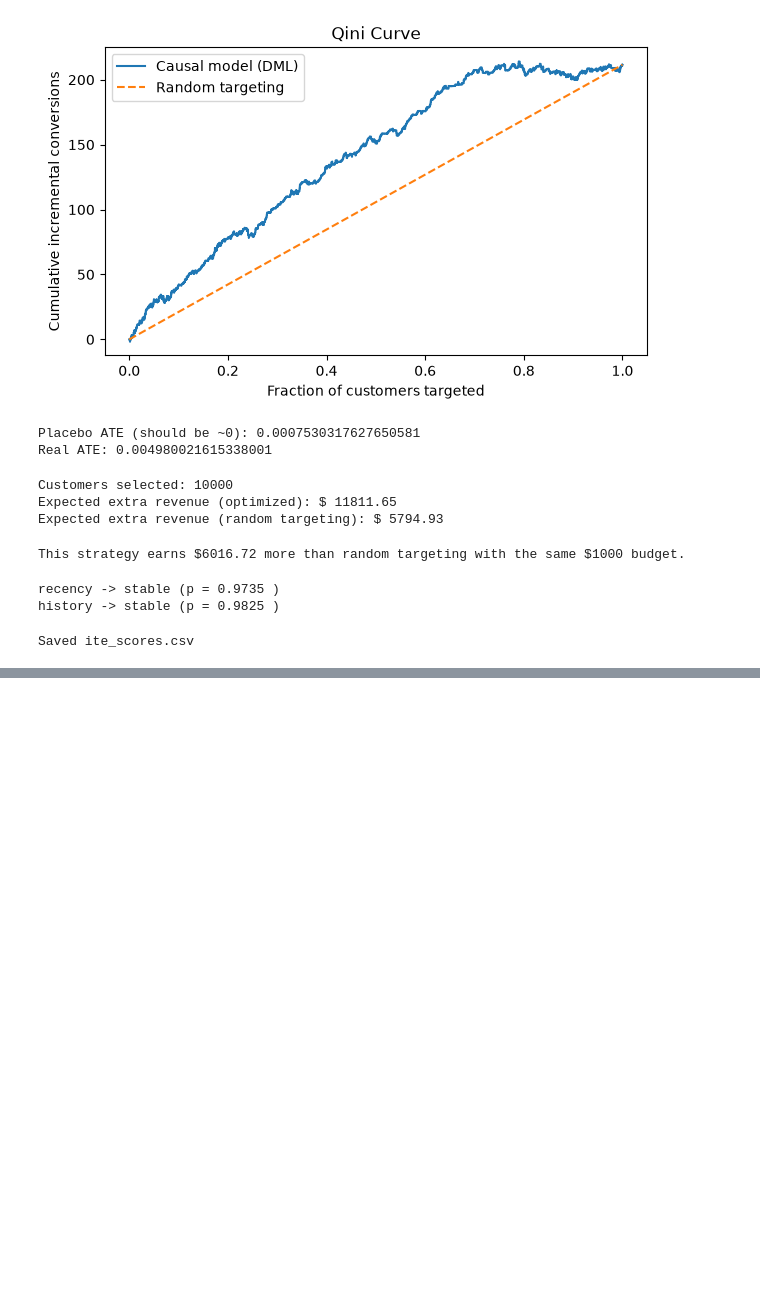
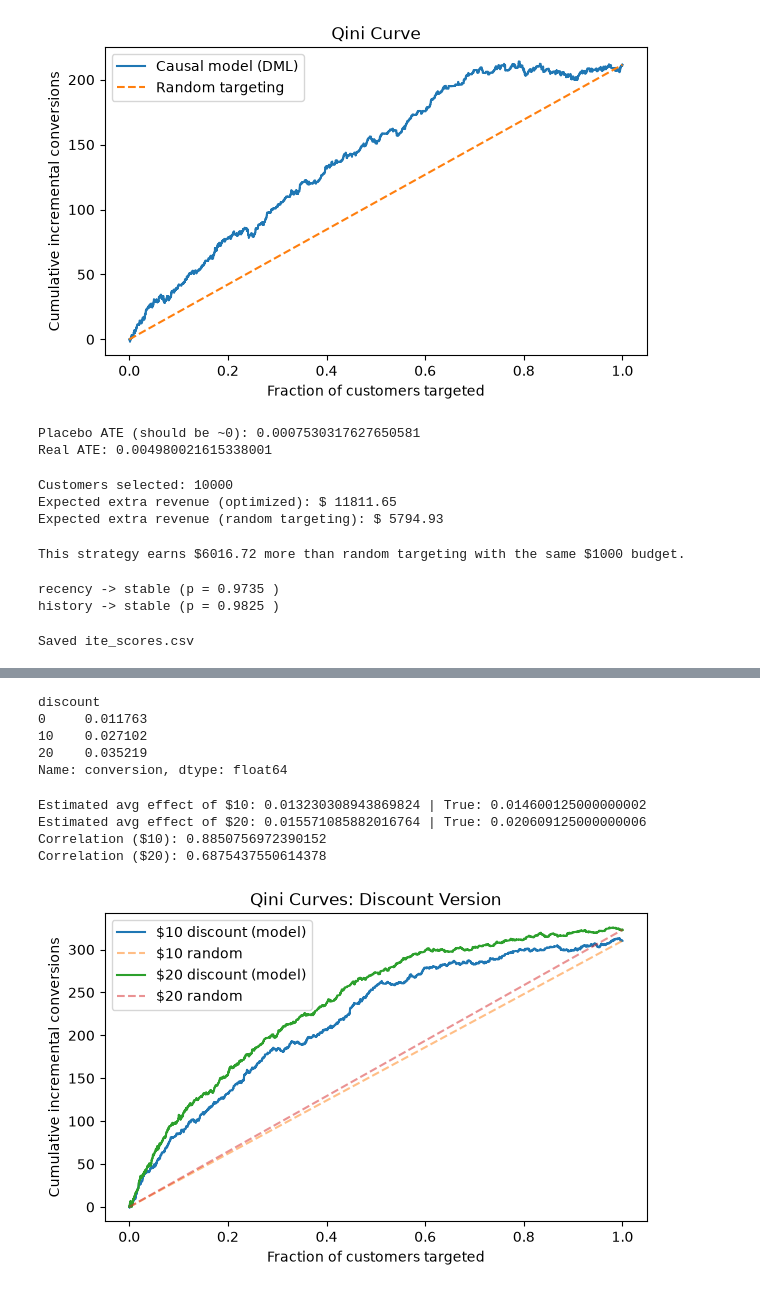
Before and after one commit to divyasri0987/EconoCausal-Dynamic-pricing-via-DML_First-Project, a Jupyter notebook: econocausal.ipynb, the cells around one changed output, grey strips where cells are left out. Drawn from its saved outputs; the diff is of its cells as text; code cells hidden in the pictures; blank space fills up the shorter version.

```diff
--- a/econocausal.ipynb
+++ b/econocausal.ipynb
@@ -267,0 +331,73 @@ Writing app.py
+# %%
+base = 0.012 + 0.004 * h
+tau10 = 0.004 + 0.012 * df_d["newbie"] + 0.008 * (df_d["recency"] <= 6)
+tau20 = tau10 + 0.004 + 0.004 * df_d["newbie"]
+
+df_d["true_tau10"] = tau10.values
+df_d["true_tau20"] = tau20.values
+
+p_conv = base.values + np.where(df_d["discount"] == 10, tau10, np.where(df_d["discount"] == 20, tau20, 0))
+df_d["conversion"] = (rng.random(len(df_d)) < np.clip(p_conv, 0, 1)).astype(int)
+
+print(df_d.groupby("discount")["conversion"].mean())
+# %% [output]
+discount
+0     0.011763
+10    0.027102
+20    0.035219
+Name: conversion, dtype: float64
+# %%
+from econml.dml import LinearDML
+from lightgbm import LGBMRegressor, LGBMClassifier
+
+Xd = df_d[feats_d].astype(float).values
+Yd = df_d["conversion"].values
+disc = df_d["discount"].values
+
+def fit_effect(level):
+    m = np.isin(disc, [0, level])
+    dml = LinearDML(
+        model_y=LGBMRegressor(n_estimators=100, verbose=-1),
+        model_t=LGBMClassifier(n_estimators=100, verbose=-1),
+        discrete_treatment=True,
+        random_state=42
+    )
+    dml.fit(Yd[m], (disc[m] == level).astype(int), X=Xd[m])
+    return dml.effect(Xd)
+
+df_d["ITE_10"] = fit_effect(10)
+df_d["ITE_20"] = fit_effect(20)
+
+print("Estimated avg effect of $10:", df_d["ITE_10"].mean(), "| True:", df_d["true_tau10"].mean())
+print("Estimated avg effect of $20:", df_d["ITE_20"].mean(), "| True:", df_d["true_tau20"].mean())
+print("Correlation ($10):", np.corrcoef(df_d["ITE_10"], df_d["true_tau10"])[0, 1])
+print("Correlation ($20):", np.corrcoef(df_d["ITE_20"], df_d["true_tau20"])[0, 1])
+# %% [output]
+Estimated avg effect of $10: 0.013230308943869824 | True: 0.014600125000000002
+Estimated avg effect of $20: 0.015571085882016764 | True: 0.020609125000000006
+Correlation ($10): 0.8850756972390152
+Correlation ($20): 0.6875437550614378
+# %%
+import matplotlib.pyplot as plt
+
+def qini_curve(ite, level):
+    m = np.isin(disc, [0, level])
+    o = np.argsort(-ite[m])
+    y = Yd[m][o]
+    t = (disc[m][o] == level).astype(int)
+    nt, nc = np.cumsum(t), np.cumsum(1 - t)
+    q = np.cumsum(y * t) - np.cumsum(y * (1 - t)) * np.where(nc > 0, nt / np.maximum(nc, 1), 0)
+    return np.arange(1, len(y) + 1) / len(y), q
+
+plt.figure(figsize=(7, 4))
+for lvl, col in [(10, "ITE_10"), (20, "ITE_20")]:
+    x, q = qini_curve(df_d[col].values, lvl)
+    plt.plot(x, q, label=f"${lvl} discount (model)")
+    plt.plot([0, 1], [0, q[-1]], "--", alpha=0.5, label=f"${lvl} random")
+plt.xlabel("Fraction of customers targeted")
+plt.ylabel("Cumulative incremental conversions")
+plt.title("Qini Curves: Discount Version")
+plt.legend()
+plt.show()
+# %% [output]
+[figure, added]
```
Also changed, not shown: parts of 12 cells of this notebook.
